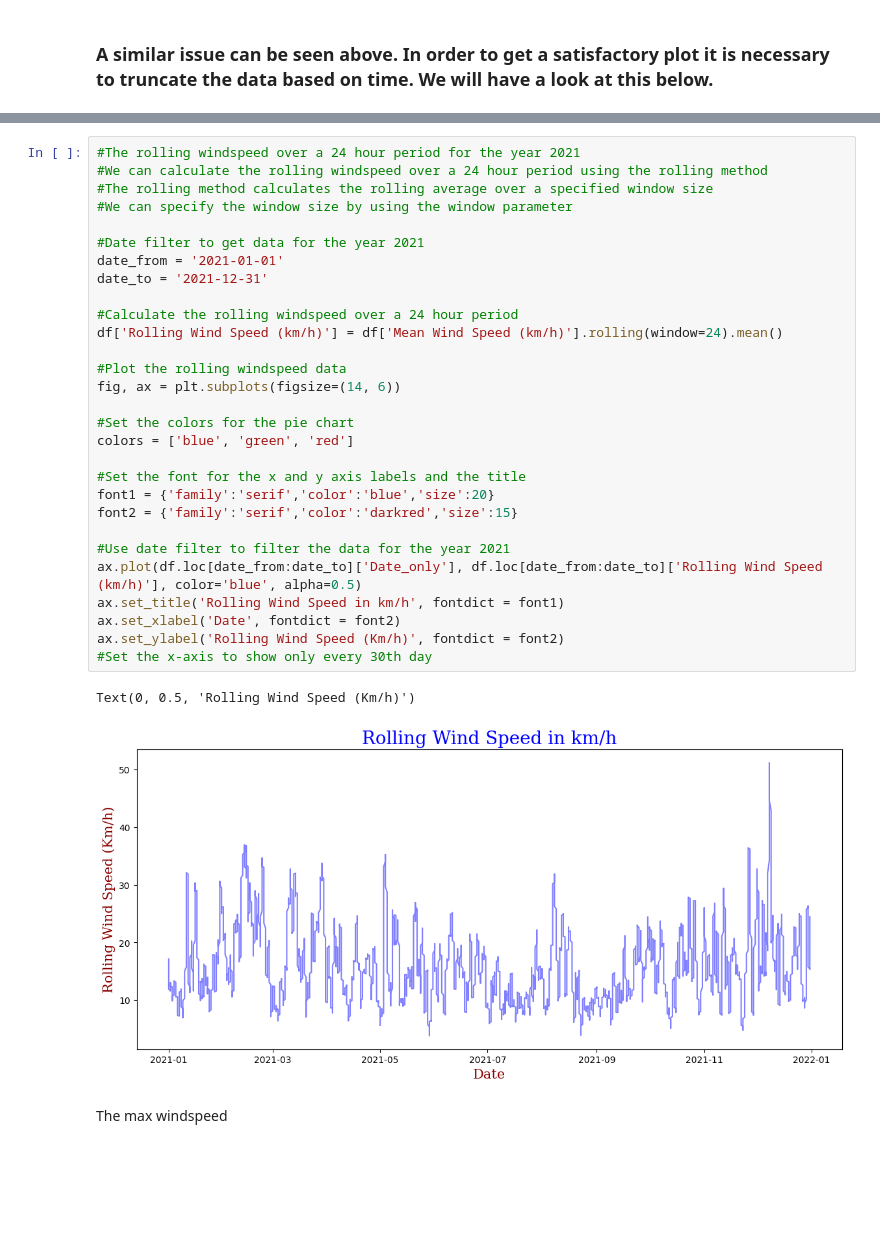
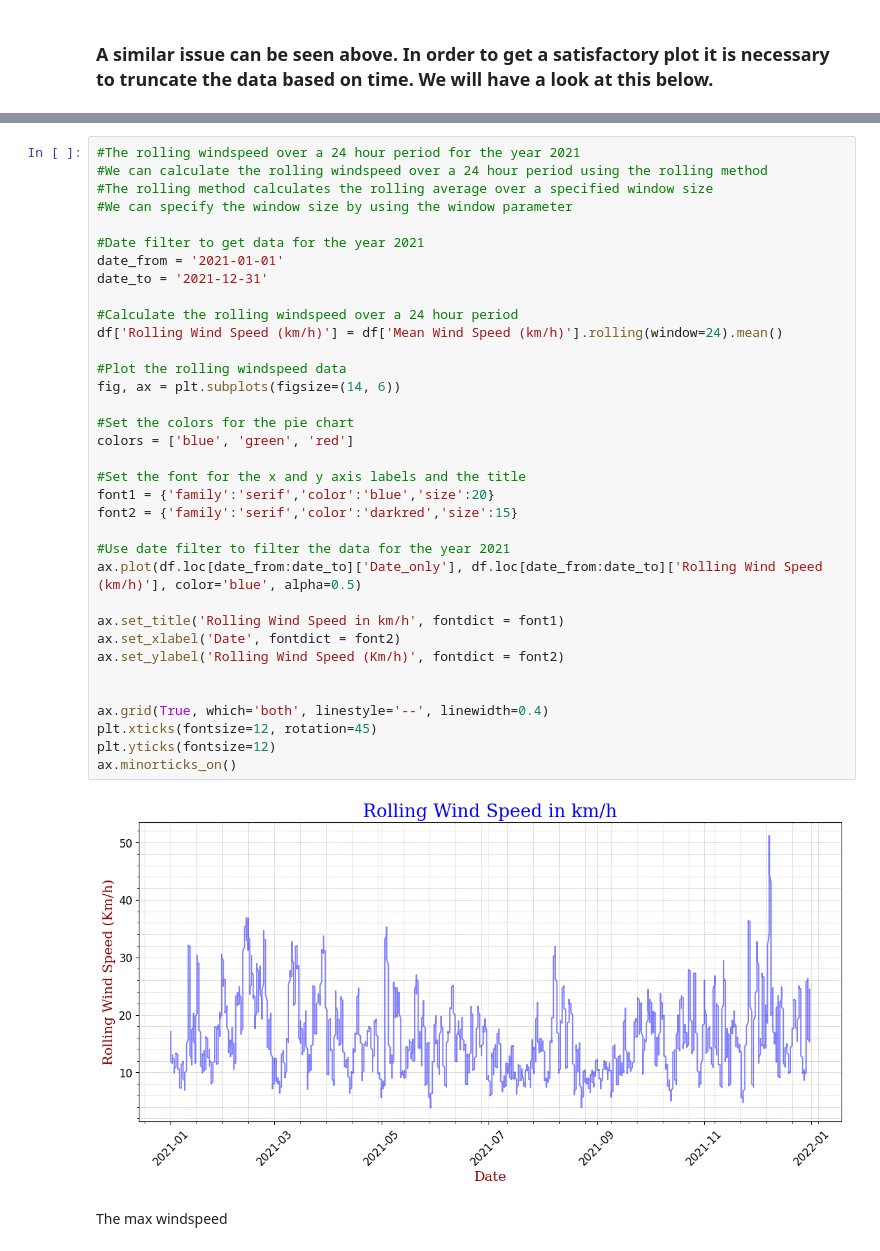
Before and after one commit to MikeCurleyCoosan/PFDA, a Jupyter notebook: PFDA_assignments/assignment06_weather.ipynb, the cells around one changed output, grey strips where cells are left out. Drawn from its saved outputs; the diff is of its cells as text; blank space fills up the shorter version.

```diff
--- a/PFDA_assignments/assignment06_weather.ipynb
+++ b/PFDA_assignments/assignment06_weather.ipynb
@@ -377,35 +388,40 @@ plt.show()
 # %%
 #The rolling windspeed over a 24 hour period for the year 2021
 #We can calculate the rolling windspeed over a 24 hour period using the rolling method
 #The rolling method calculates the rolling average over a specified window size
 #We can specify the window size by using the window parameter
 
 #Date filter to get data for the year 2021
 date_from = '2021-01-01'
 date_to = '2021-12-31'
 
 #Calculate the rolling windspeed over a 24 hour period
 df['Rolling Wind Speed (km/h)'] = df['Mean Wind Speed (km/h)'].rolling(window=24).mean()
 
 #Plot the rolling windspeed data
 fig, ax = plt.subplots(figsize=(14, 6))
 
 #Set the colors for the pie chart
 colors = ['blue', 'green', 'red']
 
 #Set the font for the x and y axis labels and the title
 font1 = {'family':'serif','color':'blue','size':20}
 font2 = {'family':'serif','color':'darkred','size':15}
 
 #Use date filter to filter the data for the year 2021
 ax.plot(df.loc[date_from:date_to]['Date_only'], df.loc[date_from:date_to]['Rolling Wind Speed (km/h)'], color='blue', alpha=0.5)
+
 ax.set_title('Rolling Wind Speed in km/h', fontdict = font1)
 ax.set_xlabel('Date', fontdict = font2)
 ax.set_ylabel('Rolling Wind Speed (Km/h)', fontdict = font2)
-#Set the x-axis to show only every 30th day
+
+
+ax.grid(True, which='both', linestyle='--', linewidth=0.4)
+plt.xticks(fontsize=12, rotation=45)
+plt.yticks(fontsize=12)
+ax.minorticks_on()
 # %% [output]
-Text(0, 0.5, 'Rolling Wind Speed (Km/h)')
-[figure, old version]
+[figure, new version]
 # %% [markdown]
 The max windspeed
 # %%
```
Also changed, not shown: parts of 5 cells of this notebook.
